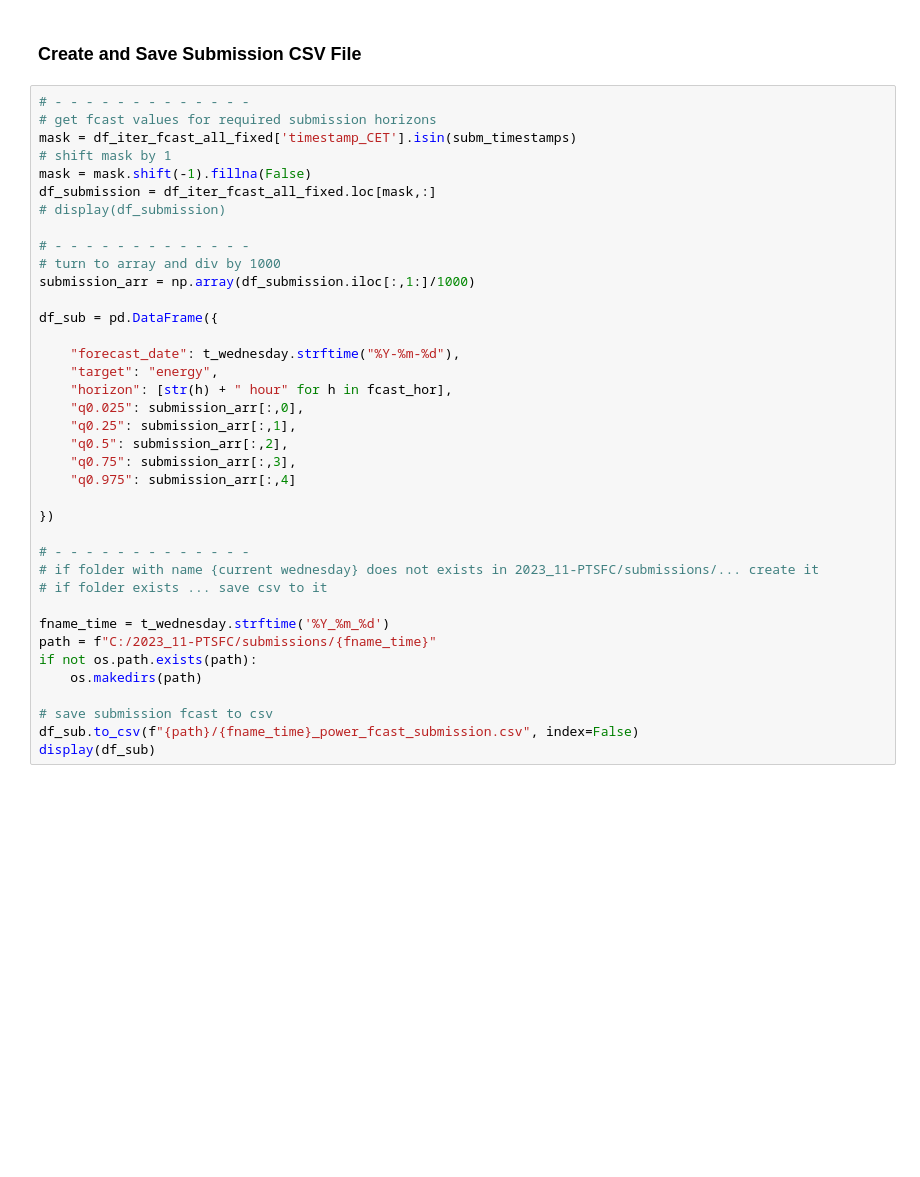
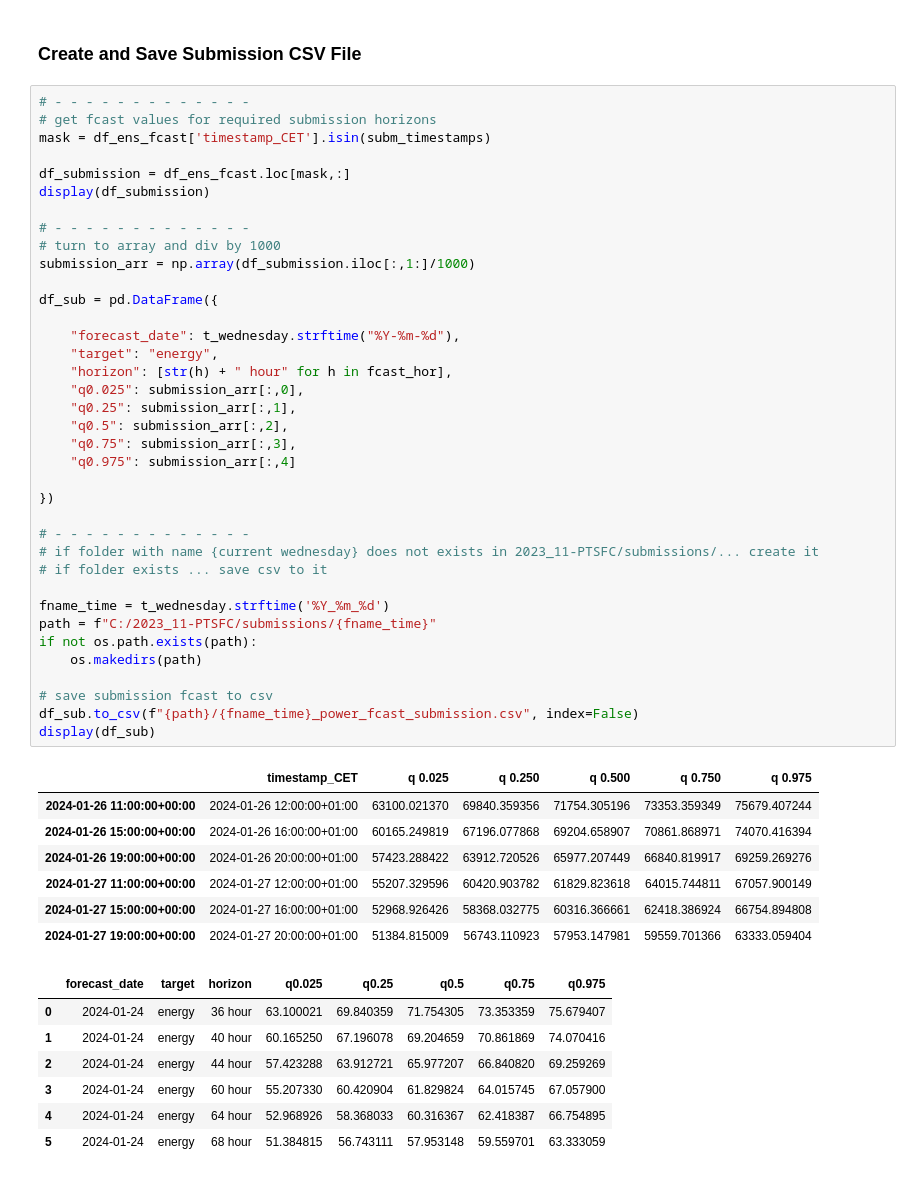
Before and after one commit to hikotei/2023_11-PTSFC, a Jupyter notebook: energy/2024_01_24 fcast pipeline v3.ipynb, the cells around one changed output. Cells and saved outputs as stored; diff of their text form; blank space fills up the shorter version.

Commit message:
weekly submission

```diff
--- a/energy/2024_01_24 fcast pipeline v3.ipynb
+++ b/energy/2024_01_24 fcast pipeline v3.ipynb
@@ -574,38 +580,52 @@ plt.show()
 # %%
 # - - - - - - - - - - - - -
 # get fcast values for required submission horizons
-mask = df_iter_fcast_all_fixed['timestamp_CET'].isin(subm_timestamps)
-# shift mask by 1
-mask = mask.shift(-1).fillna(False)
-df_submission = df_iter_fcast_all_fixed.loc[mask,:]
-# display(df_submission)
+mask = df_ens_fcast['timestamp_CET'].isin(subm_timestamps)
+
+df_submission = df_ens_fcast.loc[mask,:]
+display(df_submission)
 
 # - - - - - - - - - - - - -
 # turn to array and div by 1000
 submission_arr = np.array(df_submission.iloc[:,1:]/1000)
 
 df_sub = pd.DataFrame({
 
     "forecast_date": t_wednesday.strftime("%Y-%m-%d"),
     "target": "energy",
     "horizon": [str(h) + " hour" for h in fcast_hor],
     "q0.025": submission_arr[:,0],
     "q0.25": submission_arr[:,1],
     "q0.5": submission_arr[:,2],
     "q0.75": submission_arr[:,3],
     "q0.975": submission_arr[:,4]
 
 })
 
 # - - - - - - - - - - - - -
 # if folder with name {current wednesday} does not exists in 2023_11-PTSFC/submissions/... create it
 # if folder exists ... save csv to it
 
 fname_time = t_wednesday.strftime('%Y_%m_%d')
 path = f"C:/2023_11-PTSFC/submissions/{fname_time}"
 if not os.path.exists(path):
     os.makedirs(path)
 
 # save submission fcast to csv
 df_sub.to_csv(f"{path}/{fname_time}_power_fcast_submission.csv", index=False)
 display(df_sub)
+# %% [output]
+|  | timestamp_CET | q 0.025 | q 0.250 | q 0.500 | q 0.750 | q 0.975 |
+| 2024-01-26 11:00:00+00:00 | 2024-01-26 12:00:00+01:00 | 63100.021370 | 69840.359356 | 71754.305196 | 73353.359349 | 75679.407244 |
+| 2024-01-26 15:00:00+00:00 | 2024-01-26 16:00:00+01:00 | 60165.249819 | 67196.077868 | 69204.658907 | 70861.868971 | 74070.416394 |
+| 2024-01-26 19:00:00+00:00 | 2024-01-26 20:00:00+01:00 | 57423.288422 | 63912.720526 | 65977.207449 | 66840.819917 | 69259.269276 |
+| 2024-01-27 11:00:00+00:00 | 2024-01-27 12:00:00+01:00 | 55207.329596 | 60420.903782 | 61829.823618 | 64015.744811 | 67057.900149 |
+| 2024-01-27 15:00:00+00:00 | 2024-01-27 16:00:00+01:00 | 52968.926426 | 58368.032775 | 60316.366661 | 62418.386924 | 66754.894808 |
+| 2024-01-27 19:00:00+00:00 | 2024-01-27 20:00:00+01:00 | 51384.815009 | 56743.110923 | 57953.147981 | 59559.701366 | 63333.059404 |
+|  | forecast_date | target | horizon | q0.025 | q0.25 | q0.5 | q0.75 | q0.975 |
+| 0 | 2024-01-24 | energy | 36 hour | 63.100021 | 69.840359 | 71.754305 | 73.353359 | 75.679407 |
+| 1 | 2024-01-24 | energy | 40 hour | 60.165250 | 67.196078 | 69.204659 | 70.861869 | 74.070416 |
+| 2 | 2024-01-24 | energy | 44 hour | 57.423288 | 63.912721 | 65.977207 | 66.840820 | 69.259269 |
+| 3 | 2024-01-24 | energy | 60 hour | 55.207330 | 60.420904 | 61.829824 | 64.015745 | 67.057900 |
+| 4 | 2024-01-24 | energy | 64 hour | 52.968926 | 58.368033 | 60.316367 | 62.418387 | 66.754895 |
+| 5 | 2024-01-24 | energy | 68 hour | 51.384815 | 56.743111 | 57.953148 | 59.559701 | 63.333059 |
```
Also changed, not shown: parts of 5 cells of this notebook, 1 other file.
